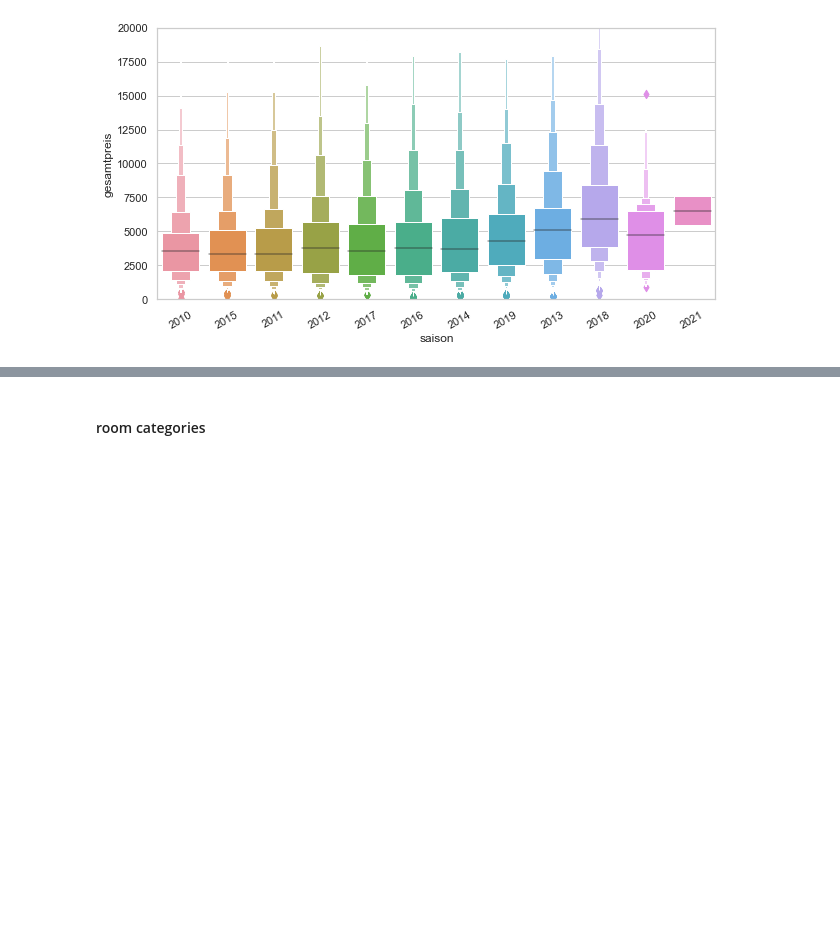
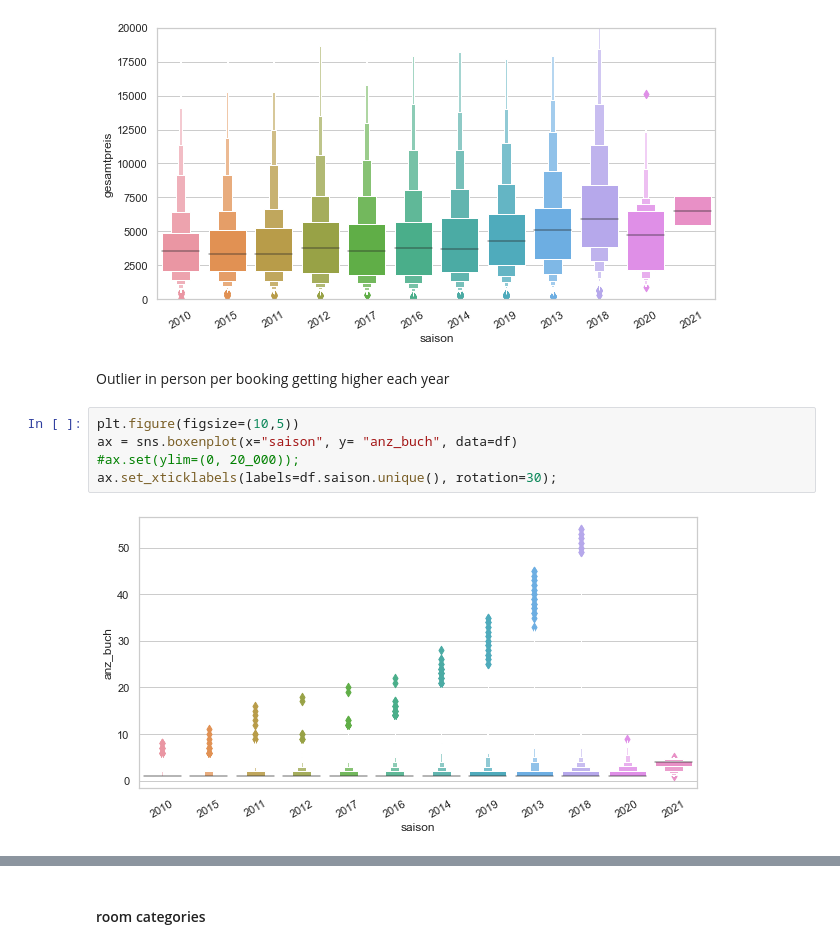
Before and after one commit to argv1/Booking-Prediction-EDA, a Jupyter notebook: 2-Features_and_EDA.ipynb, the cells around one changed output, grey strips where cells are left out. Drawn from its saved outputs; the diff is of its cells as text; blank space fills up the shorter version.

```diff
--- a/2-Features_and_EDA.ipynb
+++ b/2-Features_and_EDA.ipynb
@@ -848,3 +835,12 @@ ax.set(ylim=(0, 20_000));
 ax.set_xticklabels(labels=df.saison.unique(), rotation=30);
 # %% [output]
 [figure]
+# %% [markdown]
+Outlier in person per booking getting higher each year
+# %%
+plt.figure(figsize=(10,5))
+ax = sns.boxenplot(x="saison", y= "anz_buch", data=df)
+#ax.set(ylim=(0, 20_000));
+ax.set_xticklabels(labels=df.saison.unique(), rotation=30);
+# %% [output]
+[figure, added]
```
Also changed, not shown: parts of 33 cells of this notebook, 1 other file.
